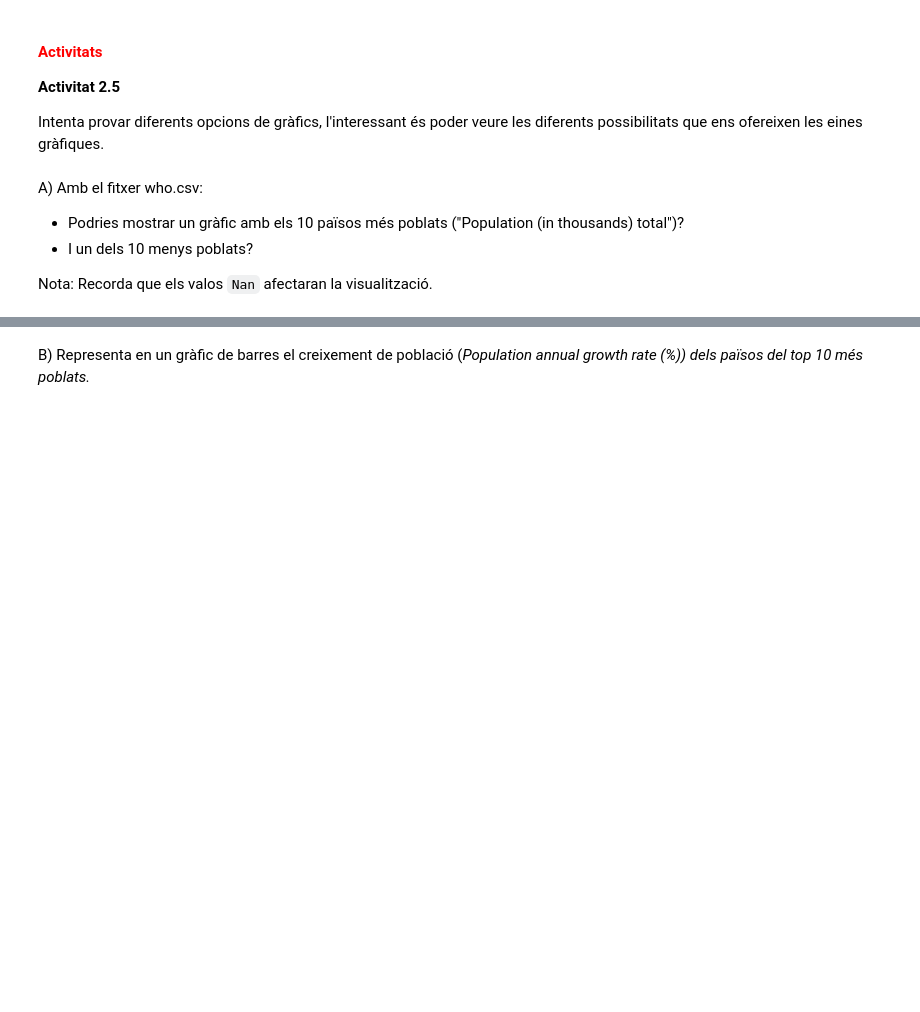
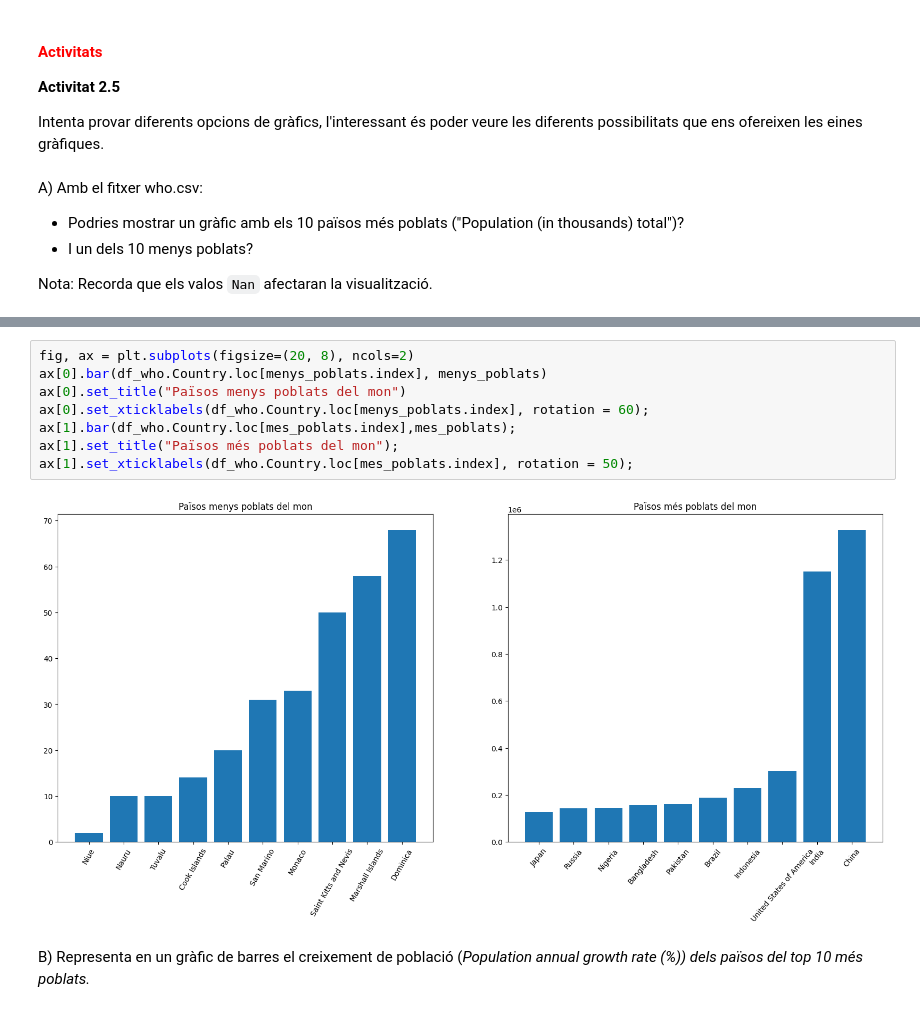
Before and after one commit to wisaaco/CURS_AdministracioAnaliticaAvan-adaDeDades, a Jupyter notebook: lessons/2_Pandas.ipynb, the cells around one changed output, grey strips where cells are left out. Saved outputs shown, nothing was run; the diff lists cells and outputs as text; blank space fills up the shorter version.

```diff
--- a/lessons/2_Pandas.ipynb
+++ b/lessons/2_Pandas.ipynb
@@ -1595,3 +1761,13 @@ Nota: Recorda que els valos `Nan` afectaran la visualització.
+# %%
+fig, ax = plt.subplots(figsize=(20, 8), ncols=2)
+ax[0].bar(df_who.Country.loc[menys_poblats.index], menys_poblats)
+ax[0].set_title("Països menys poblats del mon")
+ax[0].set_xticklabels(df_who.Country.loc[menys_poblats.index], rotation = 60);
+ax[1].bar(df_who.Country.loc[mes_poblats.index],mes_poblats);
+ax[1].set_title("Països més poblats del mon");
+ax[1].set_xticklabels(df_who.Country.loc[mes_poblats.index], rotation = 50);
+# %% [output]
+[figure, added]
 # %% [markdown]
 B) Representa en un gràfic de barres el creixement de població (*Population annual growth rate (%)) dels països del top 10 més poblats.*
 # %%
```
Also changed, not shown: parts of 37 cells of this notebook, 1 other file.
